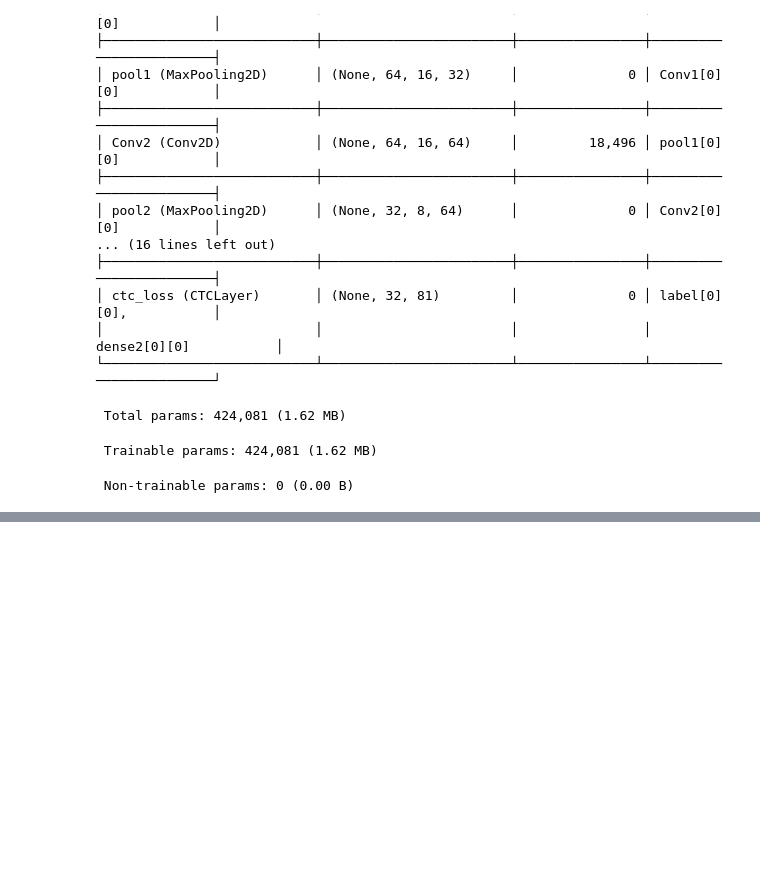
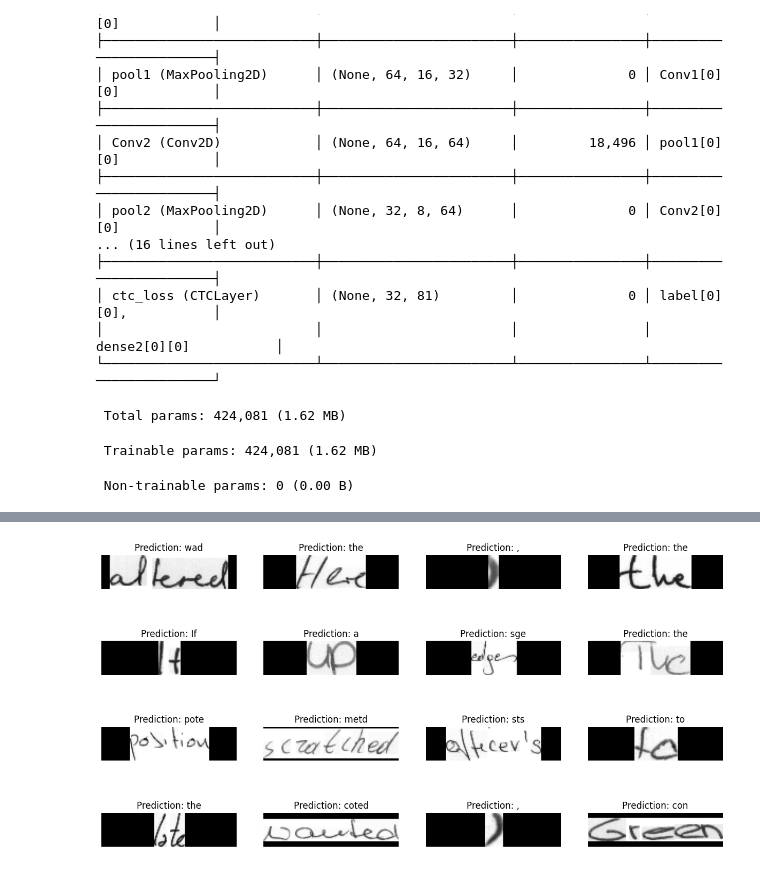
Before and after one commit to RAKAMSTR/MBA_PROJECT, a Jupyter notebook: Handwriting_Recongnition.ipynb, the cells around one changed output, grey strips where cells are left out. Cells and saved outputs as stored; diff of their text form; code cells hidden in the pictures; blank space fills up the shorter version.

```diff
--- a/Handwriting_Recongnition.ipynb
+++ b/Handwriting_Recongnition.ipynb
@@ -470,7 +510,7 @@ for batch in test_ds.take(1):
     for i in range(16):
         img = batch_images[i]
         img = tf.image.flip_left_right(img)
-        img = ops.transpose(img, (1, 0, 2))
+        img = keras.ops.transpose(img, (1, 0, 2))
         img = (img * 255.0).numpy().clip(0, 255).astype(np.uint8)
         img = img[:, :, 0]
 
@@ -484,0 +525 @@ NameError: name 'test_ds' is not defined
+[figure, added]
```
Also changed, not shown: parts of 12 cells of this notebook.
